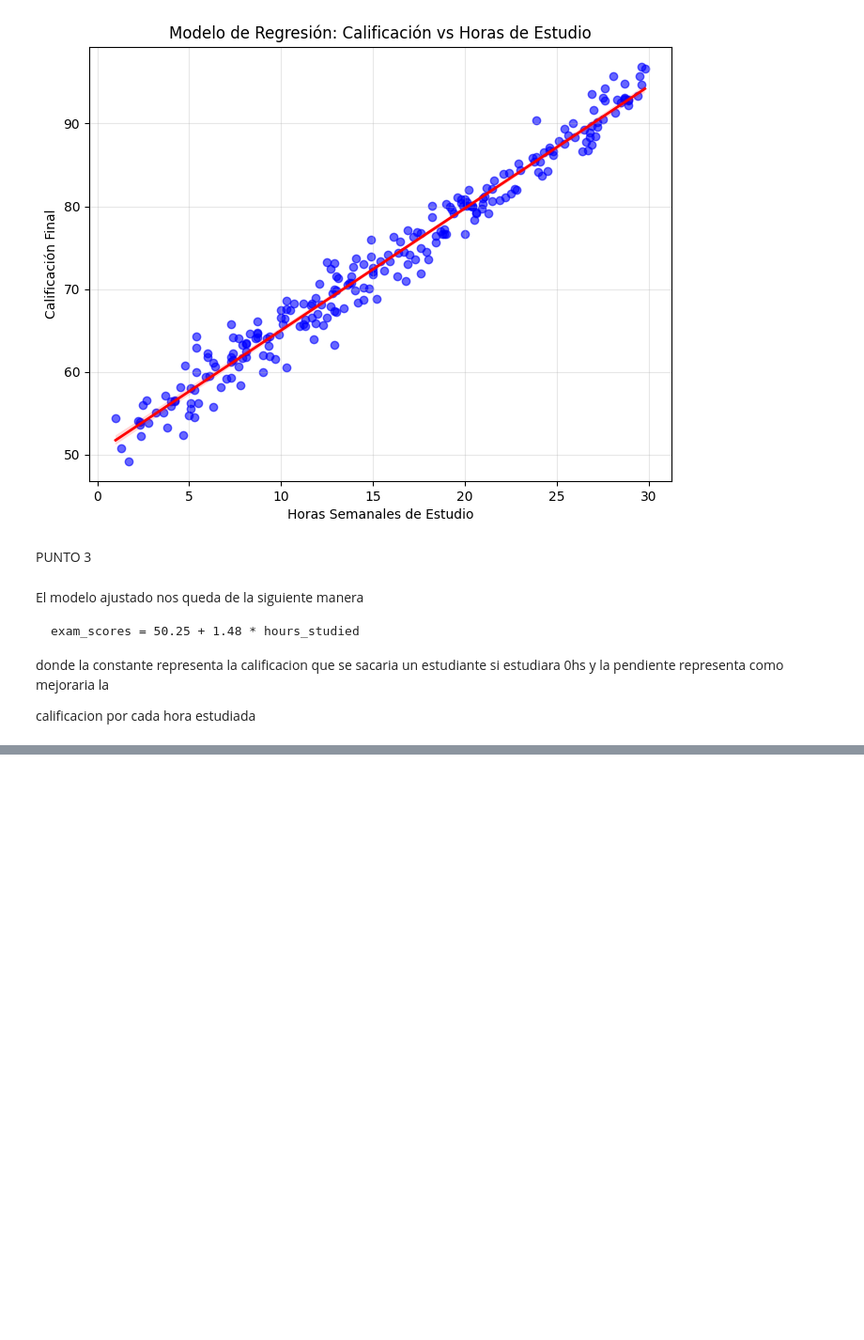
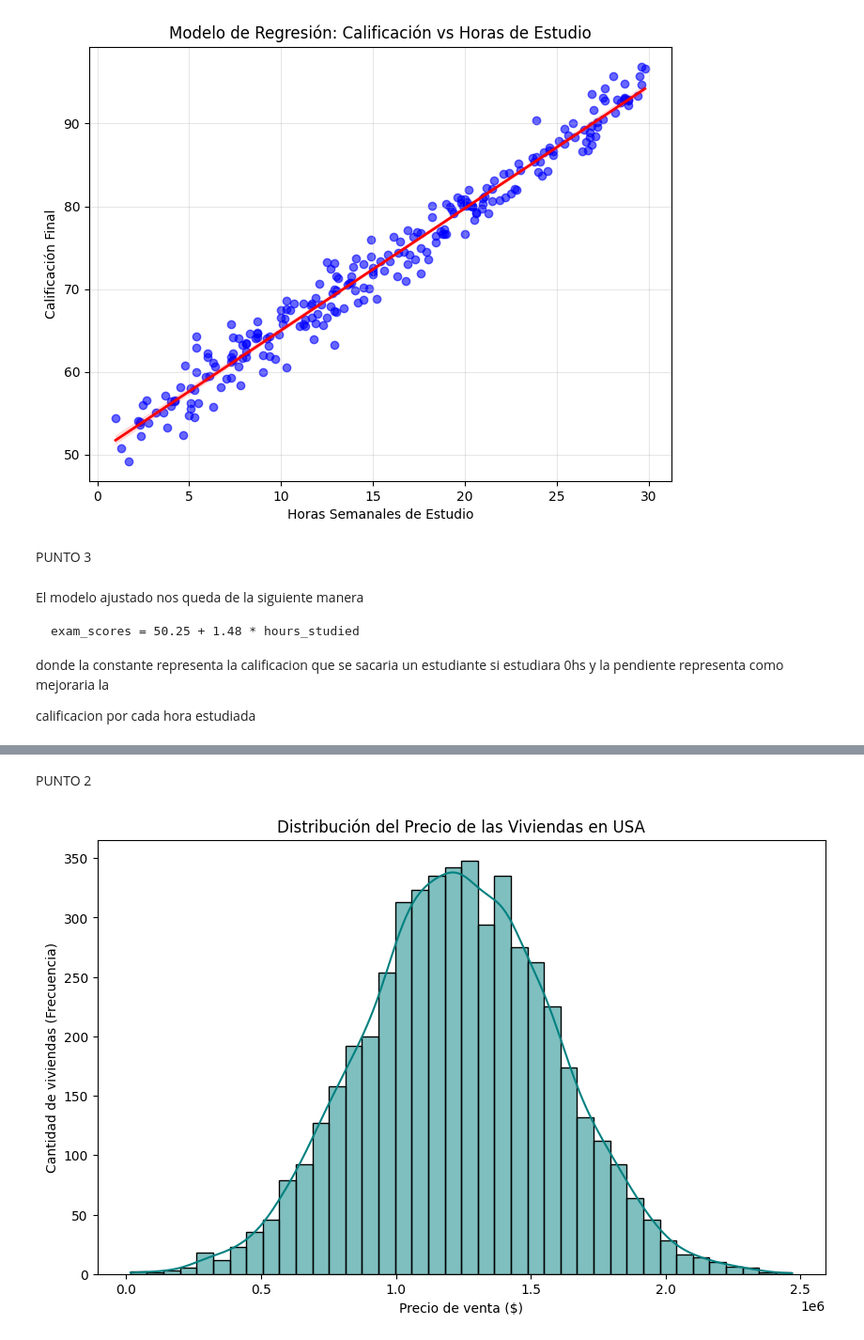
Before and after one commit to winttita/TUIA, a Jupyter notebook: Segundo/Fundamento de Ciencia de Datos/U6 - Ajustes y Modelos/practica6.ipynb, the cells around one changed output, grey strips where cells are left out. Shown at 94% size. Saved outputs shown, nothing was run; the diff lists cells and outputs as text; code cells hidden in the pictures; blank space fills up the shorter version.

```diff
--- a/Segundo/Fundamento de Ciencia de Datos/U6 - Ajustes y Modelos/practica6.ipynb
+++ b/Segundo/Fundamento de Ciencia de Datos/U6 - Ajustes y Modelos/practica6.ipynb
@@ -227,0 +394,3 @@ calificacion por cada hora estudiada
+# %%
+viviendas_usa = pd.read_excel("datasets/Parte_2/USA_Housing.xlsx")
+viviendas_usa
@@ -227,0 +430,11 @@ calificacion por cada hora estudiada
+# %%
+viviendas_usa.drop_duplicates(inplace=True)
+
+# Limpieza de columnas inútiles para la regresión
+# Eliminamos la dirección porque no aporta valor numérico
+if 'address' in viviendas_usa.columns:
+    viviendas_usa.drop(columns=['address'], inplace=True)
+
+# Verificamos cómo quedó
+print("\nDataset limpio:")
+viviendas_usa.head()
@@ -227,0 +449,18 @@ calificacion por cada hora estudiada
+# %% [markdown]
+PUNTO 2
+# %%
+# Configuramos el tamaño del gráfico
+plt.figure(figsize=(10, 6))
+
+# Creamos el histograma con la curva de densidad (kde=True)
+sns.histplot(viviendas_usa['price'], kde=True, color='teal', bins=40)
+
+# Le ponemos títulos para que quede profesional
+plt.title('Distribución del Precio de las Viviendas en USA')
+plt.xlabel('Precio de venta ($)')
+plt.ylabel('Cantidad de viviendas (Frecuencia)')
+
+# Mostramos el gráfico
+plt.show()
+# %% [output]
+[figure, added]
```
Also changed, not shown: parts of 70 cells of this notebook, 9 other files.
